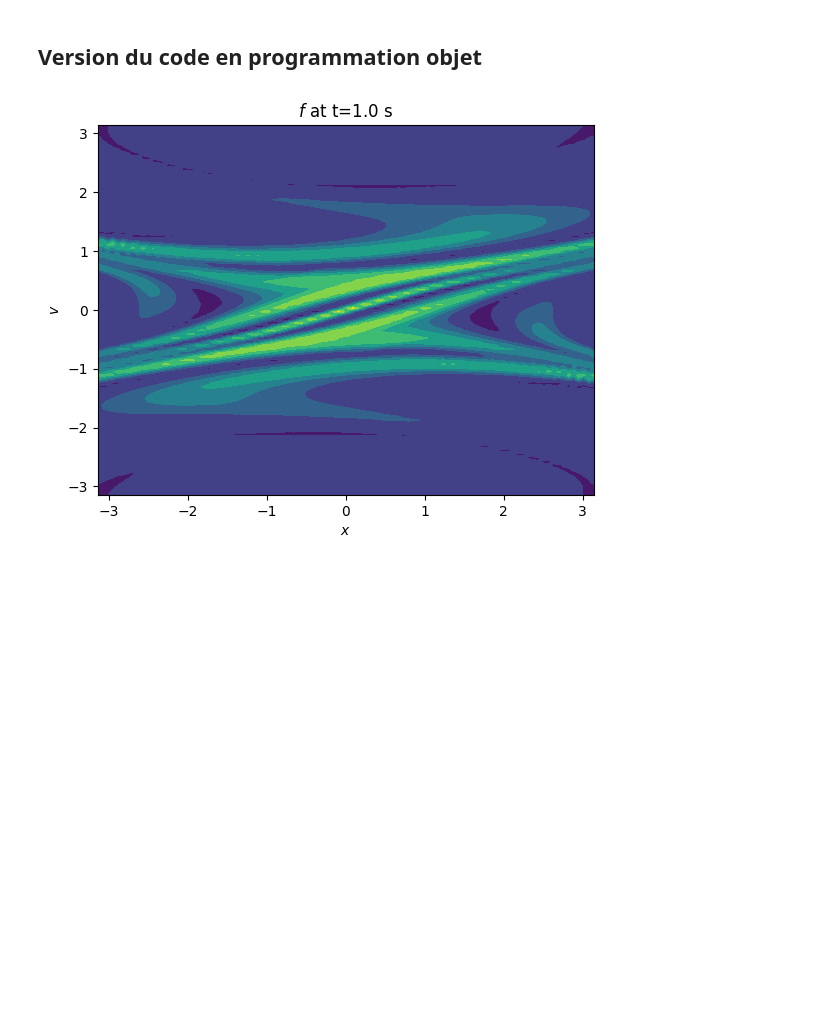
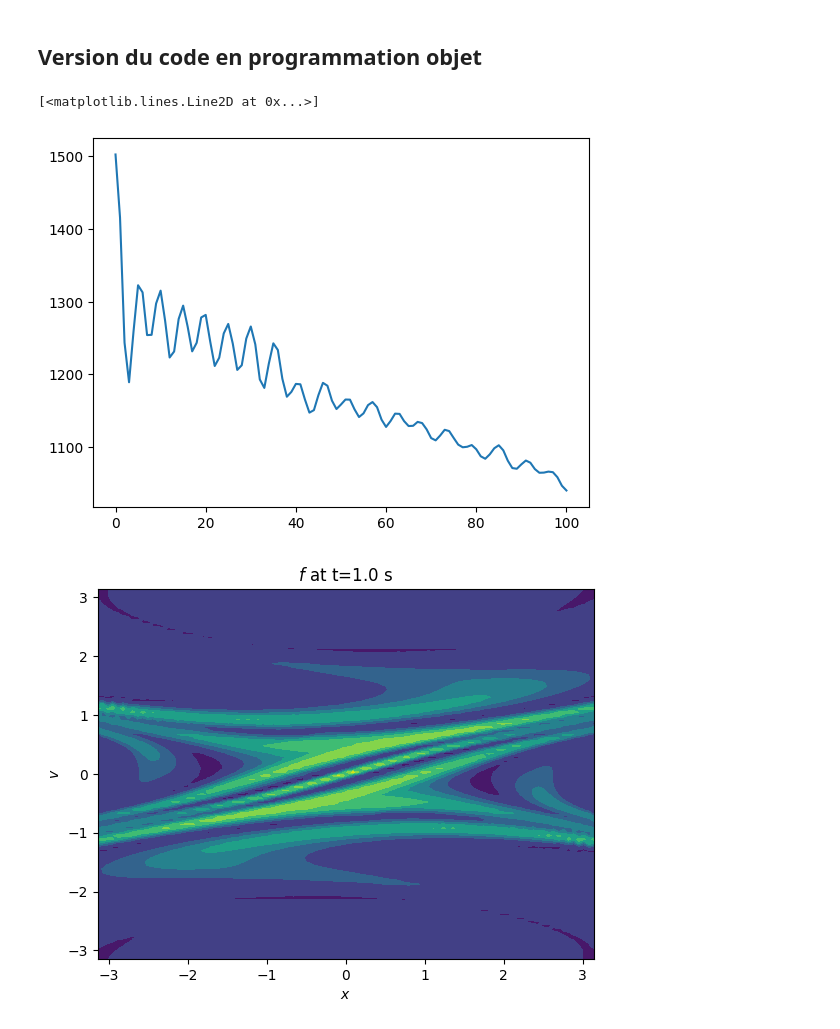
Before and after one commit to chassardmartin/vlasov_bsl, a Jupyter notebook: v0.ipynb, the cells around one changed output. Drawn from its saved outputs; the diff is of its cells as text; code cells hidden in the pictures; blank space fills up the shorter version.

```diff
--- a/v0.ipynb
+++ b/v0.ipynb
@@ -382,12 +377,13 @@ plt.contourf(sol[-1])
 # %%
 class semi_lagrangian_solver():
 
-    def __init__(self, nx, nv, dt):
+    def __init__(self, nx, nv, dt, L):
         self.dt = dt
         self.nx = nx
         self.nv = nv
-        self.x = np.linspace(-np.pi, np.pi, nx)
-        self.v = np.linspace(-np.pi, np.pi, nv)
+        self.L = L
+        self.x = np.linspace(-L, L, nx)
+        self.v = np.linspace(-L, L, nv)
         self._E = None
         self.f_zero = None
         self.f = None
@@ -397,7 +393,7 @@ class semi_lagrangian_solver():
     def initialisation(self, f):
         xx, vv = np.meshgrid(self.x, self.v)
         self.f_zero = f(xx, vv)
-        _E_zero = solve_poisson(self.nx, self.f_zero)
+        _E_zero = solve_poisson(self.x, self.f_zero)
         self._E = _E_zero
         self.f = self.f_zero
         self.solutions.append(self.f_zero)
@@ -407,7 +403,7 @@ class semi_lagrangian_solver():
         for i in range(n_steps):
             f_star = v_advection(self.x, self.v, self.f, 0.5*self.dt, self._E)
             f_star_two = x_advection(self.x, self.v, f_star, self.dt)
-            new_E = solve_poisson(self.nx, f_star_two)
+            new_E = solve_poisson(self.x, f_star_two)
             new_f = v_advection(self.x, self.v, f_star_two, 0.5*self.dt, new_E)
             self.f = new_f
             self._E = new_E
@@ -427,8 +423,15 @@ class semi_lagrangian_solver():
             plt.xlabel(r'$x$')
             plt.title(r"$E$ at t={}s".format(i*self.dt))
             plt.savefig(dir + "E_{:03d}.png".format(i))
+
+    def track_dominant_fourier_mode(self):
+        self.dominant_mode = []
+        for _E in self.electric_fields:
+            c = np.abs(np.fft.fft(_E))
+            c.sort()
+            self.dominant_mode.append(c[-1])
 # %%
-solver = semi_lagrangian_solver(nx=100, nv=100, dt=1e-2)
+solver = semi_lagrangian_solver(nx=100, nv=100, dt=1e-1, L=np.pi)
 # %%
 solver.initialisation(f)
 # %%
@@ -436,3 +441,8 @@ solver.solve(n_steps=100)
+# %%
+plt.plot(solver.dominant_mode)
+# %% [output]
+[<matplotlib.lines.Line2D at 0x...>]
+[figure, added]
 # %%
 solver.save_solutions('./graphs/maxwell/')
 # %% [output]
```
Also changed, not shown: parts of 20 cells of this notebook.
